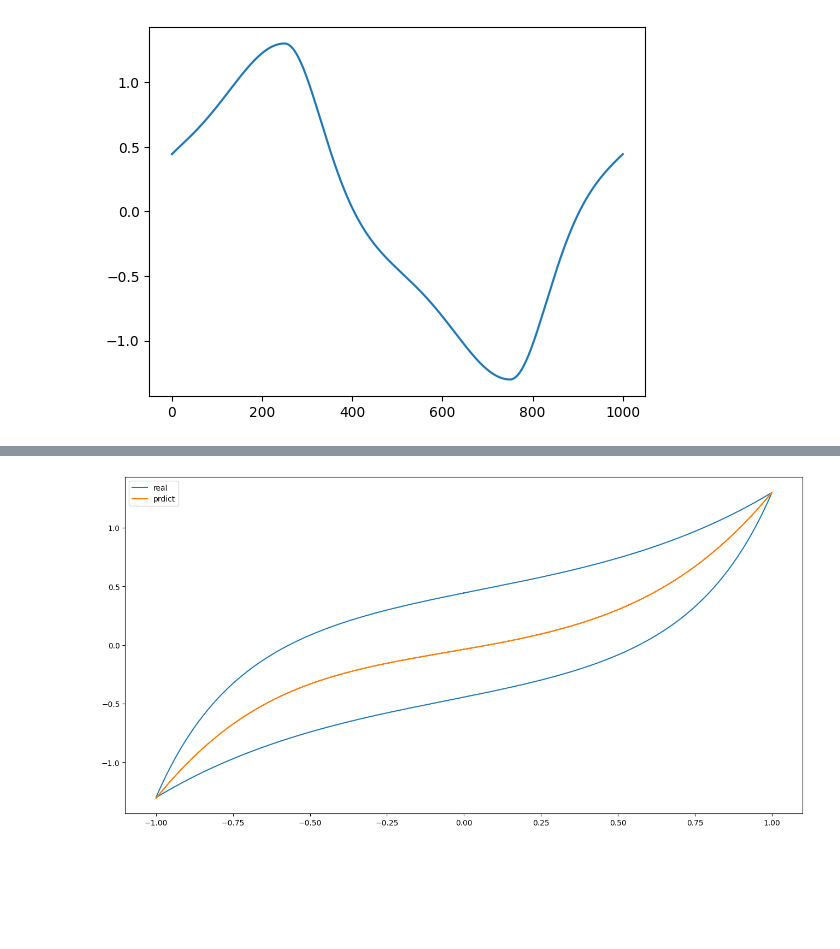
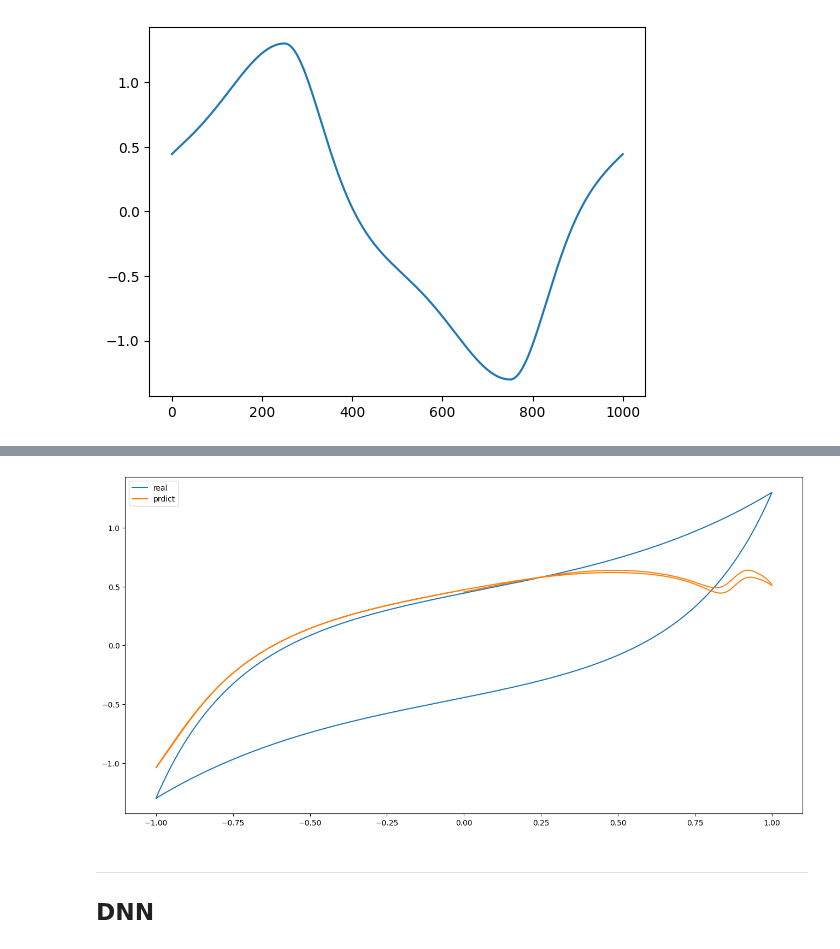
Before and after one commit to Jjineeq/hysteresis_curve, a Jupyter notebook: 23_04_26.ipynb, the cells around one changed output, grey strips where cells are left out. Saved outputs shown, nothing was run; the diff lists cells and outputs as text; code cells hidden in the pictures; blank space fills up the shorter version.

```diff
--- a/23_04_26.ipynb
+++ b/23_04_26.ipynb
@@ -168,0 +189,5 @@ x_te = tf.reshape(x_te, (-1, 1, 1))
+# %%
+x_tr = x_tf[:2000]
+x_te = x_tf[2000:]
+y_tr = y_tf[:2000]
+y_te = y_tf[2000:]
@@ -169,8 +197,7 @@ x_te = tf.reshape(x_te, (-1, 1, 1))
 # %%
 model = tf.keras.models.Sequential()
-model.add(tf.keras.layers.LSTM(100, input_shape=(1, 1), return_sequences=True))
-model.add(tf.keras.layers.Dropout(0.2))
-model.add(tf.keras.layers.LSTM(100))
+model.add(tf.keras.layers.LSTM(64, input_shape=(2, 1), return_sequences=True))
+model.add(tf.keras.layers.LSTM(64))
 model.add(tf.keras.layers.Dense(1))
 # %%
 model.summary()
@@ -193,7 +218,9 @@ Trainable params: 121,301
 Non-trainable params: 0
 _________________________________________________________________
+# %%
+adam = optimizers.Adam(lr=0.01)
 # %%
-model.compile(loss = 'mse', optimizer = 'adam')
+model.compile(loss = 'mse', optimizer = adam, metrics = 'mse')
 # %%
 history = model.fit(x_tr, y_tr, epochs = 500)
 # %% [output]
@@ -238,10 +271,13 @@ plt.plot(y_te)
 # %%
 plt.figure(figsize=(16,8))
-plt.plot(u[2000:], f[2000:], label = 'real')
-plt.plot(u[2000:], pred, label = 'prdict')
+plt.plot(x.iloc[2000:,0], y.iloc[2000:], label = 'real')
+plt.plot(x.iloc[2000:,0], pred, label = 'prdict')
 plt.legend()
 plt.show()
 # %% [output]
-[figure, old version]
+[figure, new version]
+# %% [markdown]
+----
+## DNN
 # %%
 model_2 = Sequential()
```
Also changed, not shown: parts of 33 cells of this notebook.
